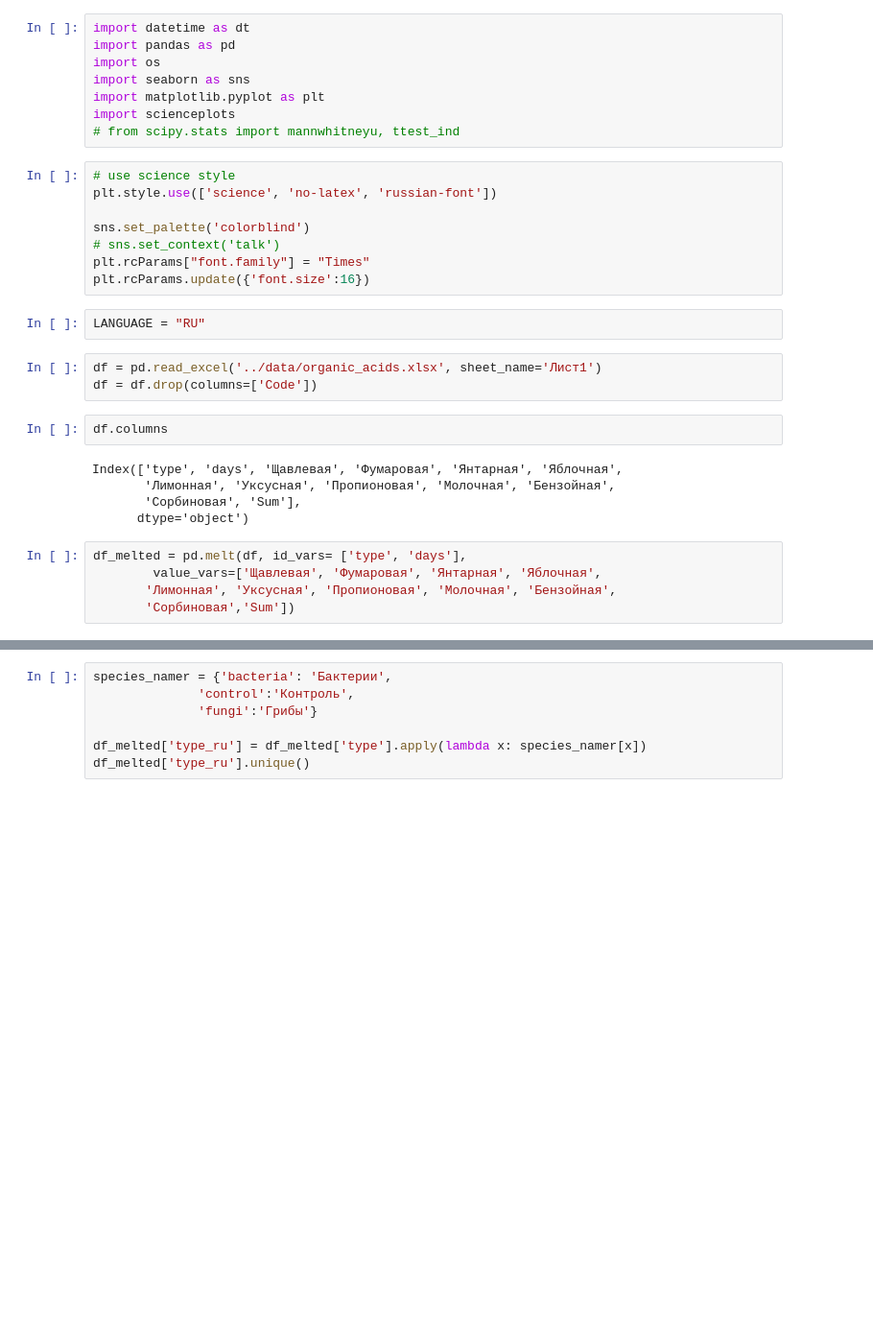
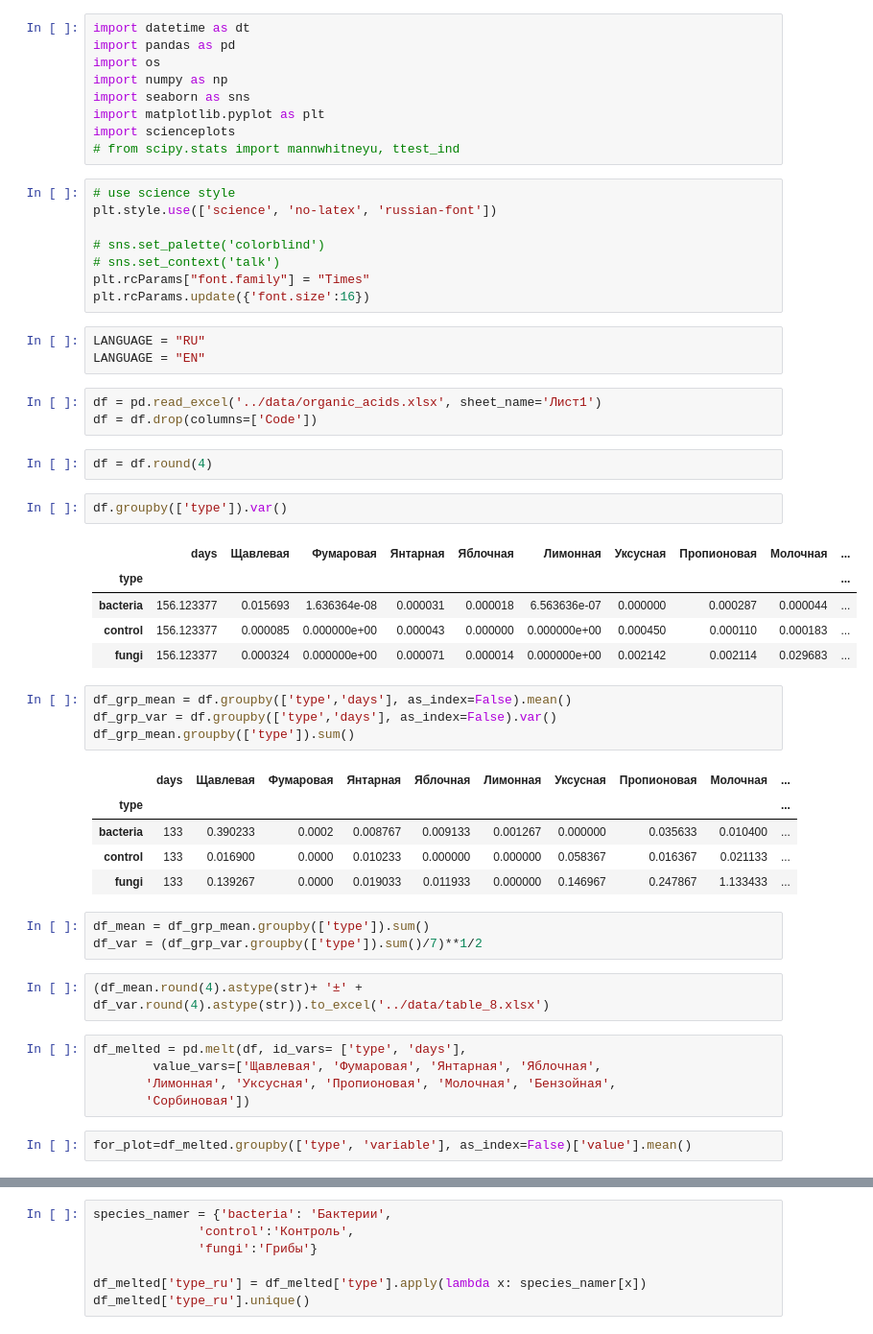
Before and after one commit to mishagrol/clay_minerals, a Jupyter notebook: notebooks/OrganicAcids.ipynb, the cells around one changed output, grey strips where cells are left out. Shown at 96% size. Drawn from its saved outputs; the diff is of its cells as text; blank space fills up the shorter version.

```diff
--- a/notebooks/OrganicAcids.ipynb
+++ b/notebooks/OrganicAcids.ipynb
@@ -2,6 +2,7 @@
 import datetime as dt
 import pandas as pd
 import os
+import numpy as np
 import seaborn as sns
 import matplotlib.pyplot as plt
 import scienceplots
@@ -10,24 +11,45 @@ import scienceplots
 # use science style
 plt.style.use(['science', 'no-latex', 'russian-font'])
 
-sns.set_palette('colorblind')
+# sns.set_palette('colorblind')
 # sns.set_context('talk')
 plt.rcParams["font.family"] = "Times"
 plt.rcParams.update({'font.size':16})
 # %%
 LANGUAGE = "RU"
+LANGUAGE = "EN"
 # %%
 df = pd.read_excel('../data/organic_acids.xlsx', sheet_name='Лист1')
 df = df.drop(columns=['Code'])
+# %%
+df = df.round(4)
+# %%
+df.groupby(['type']).var()
+# %% [output]
+|  | days | Щавлевая | Фумаровая | Янтарная | Яблочная | Лимонная | Уксусная | Пропионовая | Молочная | ... |
+| type |  |  |  |  |  |  |  |  |  | ... |
+| bacteria | 156.123377 | 0.015693 | 1.636364e-08 | 0.000031 | 0.000018 | 6.563636e-07 | 0.000000 | 0.000287 | 0.000044 | ... |
+| control | 156.123377 | 0.000085 | 0.000000e+00 | 0.000043 | 0.000000 | 0.000000e+00 | 0.000450 | 0.000110 | 0.000183 | ... |
+| fungi | 156.123377 | 0.000324 | 0.000000e+00 | 0.000071 | 0.000014 | 0.000000e+00 | 0.002142 | 0.002114 | 0.029683 | ... |
 # %%
-df.columns
+df_grp_mean = df.groupby(['type','days'], as_index=False).mean()
+df_grp_var = df.groupby(['type','days'], as_index=False).var()
+df_grp_mean.groupby(['type']).sum()
 # %% [output]
-Index(['type', 'days', 'Щавлевая', 'Фумаровая', 'Янтарная', 'Яблочная',
-       'Лимонная', 'Уксусная', 'Пропионовая', 'Молочная', 'Бензойная',
-       'Сорбиновая', 'Sum'],
-      dtype='object')
+|  | days | Щавлевая | Фумаровая | Янтарная | Яблочная | Лимонная | Уксусная | Пропионовая | Молочная | ... |
+| type |  |  |  |  |  |  |  |  |  | ... |
+| bacteria | 133 | 0.390233 | 0.0002 | 0.008767 | 0.009133 | 0.001267 | 0.000000 | 0.035633 | 0.010400 | ... |
+| control | 133 | 0.016900 | 0.0000 | 0.010233 | 0.000000 | 0.000000 | 0.058367 | 0.016367 | 0.021133 | ... |
+| fungi | 133 | 0.139267 | 0.0000 | 0.019033 | 0.011933 | 0.000000 | 0.146967 | 0.247867 | 1.133433 | ... |
+# %%
+df_mean = df_grp_mean.groupby(['type']).sum()
+df_var = (df_grp_var.groupby(['type']).sum()/7)**1/2
+# %%
+(df_mean.round(4).astype(str)+ '±' + df_var.round(4).astype(str)).to_excel('../data/table_8.xlsx')
 # %%
 df_melted = pd.melt(df, id_vars= ['type', 'days'],
         value_vars=['Щавлевая', 'Фумаровая', 'Янтарная', 'Яблочная',
        'Лимонная', 'Уксусная', 'Пропионовая', 'Молочная', 'Бензойная',
-       'Сорбиновая','Sum'])
+       'Сорбиновая'])
+# %%
+for_plot=df_melted.groupby(['type', 'variable'], as_index=False)['value'].mean()
```
Also changed, not shown: parts of 8 cells of this notebook.
